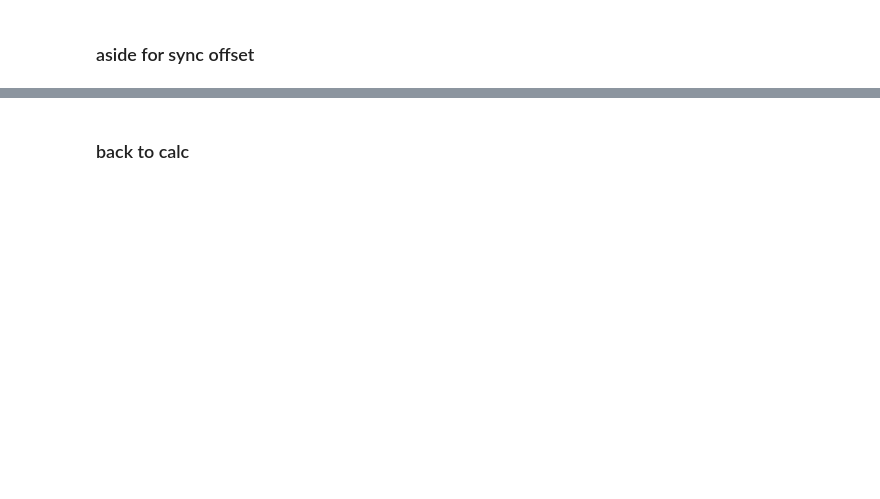
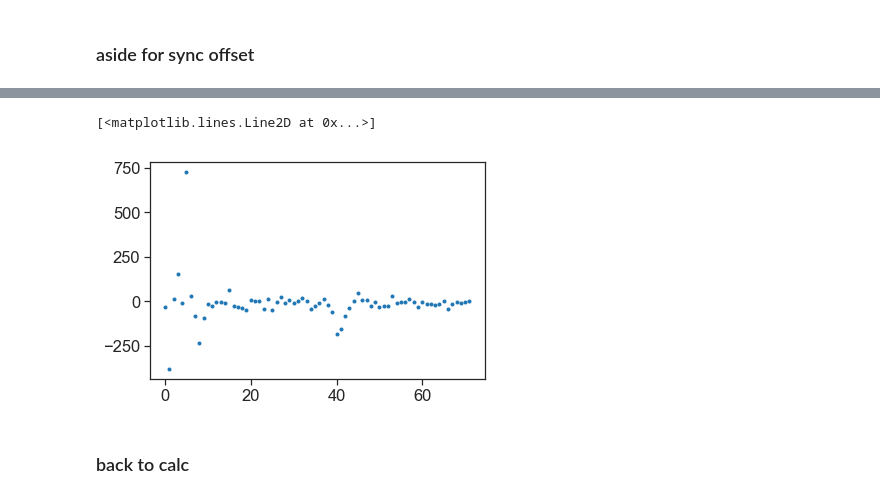
Before and after one commit to aetb/trfp, a Jupyter notebook: 60hr_analysis.ipynb, the cells around one changed output, grey strips where cells are left out. Cells and saved outputs as stored; diff of their text form; code cells hidden in the pictures; blank space fills up the shorter version.

```diff
--- a/60hr_analysis.ipynb
+++ b/60hr_analysis.ipynb
@@ -98,3 +102,8 @@ print fit[2]/2/61.79*1000
+# %%
+plt.plot(sync_offsets[:,0], '.')
+# %% [output]
+[<matplotlib.lines.Line2D at 0x...>]
+[figure, added]
 # %% [markdown]
 ###  back to calc
 # %%
```
Also changed, not shown: parts of 7 cells of this notebook, 41 other files.
